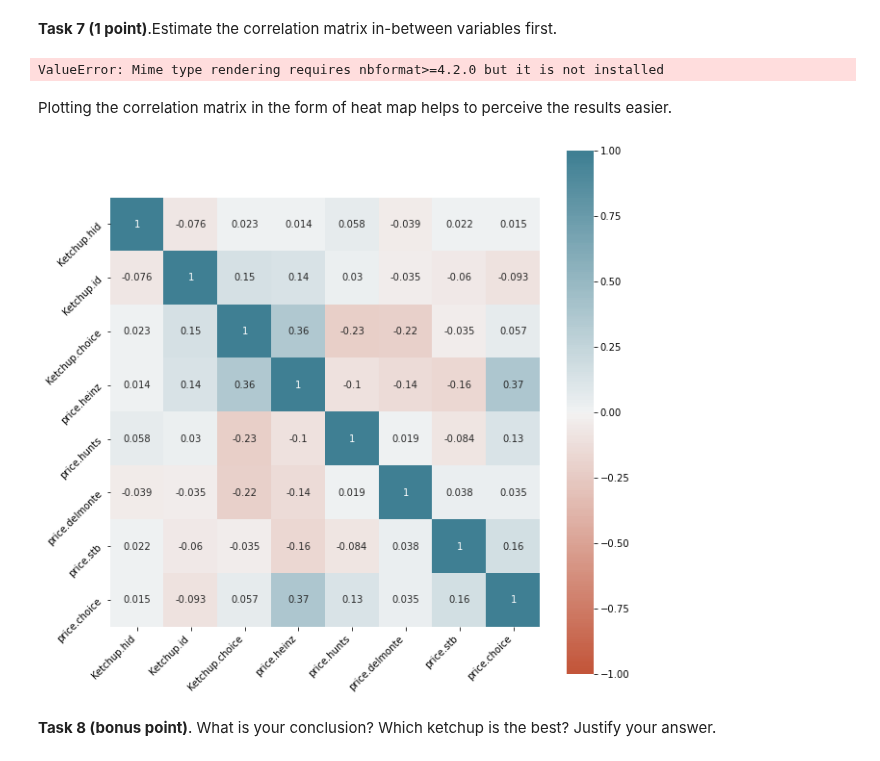
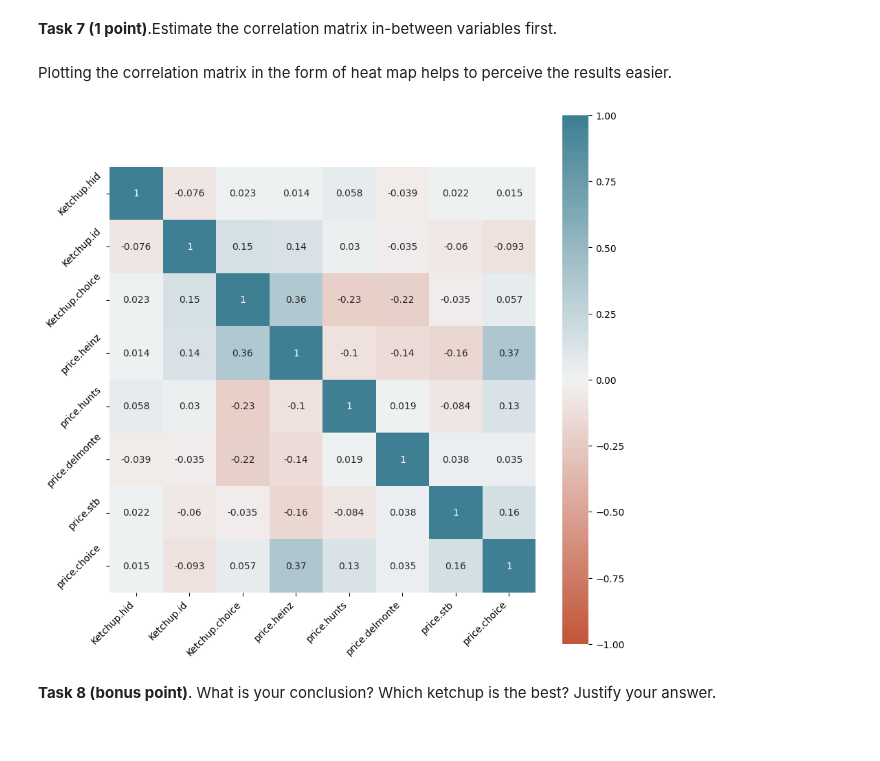
Before and after one commit to troniixx/uzh, a Jupyter notebook: Computational Science/ESC403/Exercise 1/Session_02.ipynb, the cells around one changed output. Cells and saved outputs as stored; diff of their text form; code cells hidden in the pictures.

```diff
--- a/Computational Science/ESC403/Exercise 1/Session_02.ipynb
+++ b/Computational Science/ESC403/Exercise 1/Session_02.ipynb
@@ -240,34 +237,32 @@ mat = ff.create_annotated_heatmap(
     z = corr_mat.values,
     x = list(corr_mat.columns),
     y = list(corr_mat.index),
-    colorscale = "Viridis",
+    colorscale = "twilight",
     showscale = True
 )
 
 mat.show()
-# %% [output]
-ValueError: Mime type rendering requires nbformat>=4.2.0 but it is not installed
 # %% [markdown]
 Plotting the correlation matrix in the form of heat map helps to perceive the results easier.
 # %%
 plt.figure(figsize=(10,10))
 ax = sns.heatmap(
-    corr,
+    corr_mat,
     vmin=-1, vmax=1, center=0,
     cmap=sns.diverging_palette(20, 220, n=200),
-    square=True, annot=True
+    square=True, annot=True,
 )
 ax.set_xticklabels(
     ax.get_xticklabels(),
     rotation=45,
     horizontalalignment='right'
 )
 ax.set_yticklabels(
     ax.get_yticklabels(),
     rotation=45,
 );
 # %% [output]
-[figure, old version]
+[figure, new version]
 # %% [markdown]
 **Task 8 (bonus point)**. What is your conclusion? Which ketchup is the best? Justify your answer.
 # %% [markdown]
```
Also changed, not shown: parts of 2 cells of this notebook.
